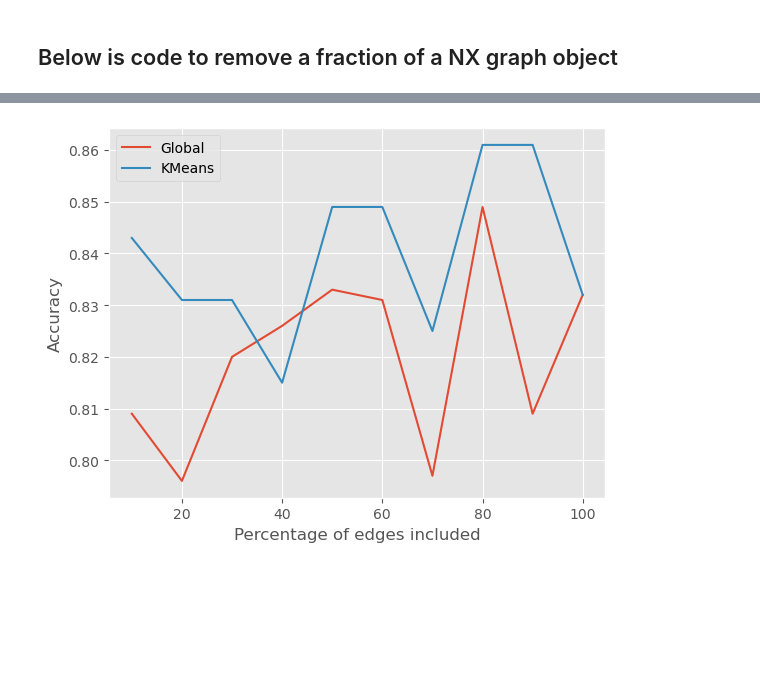
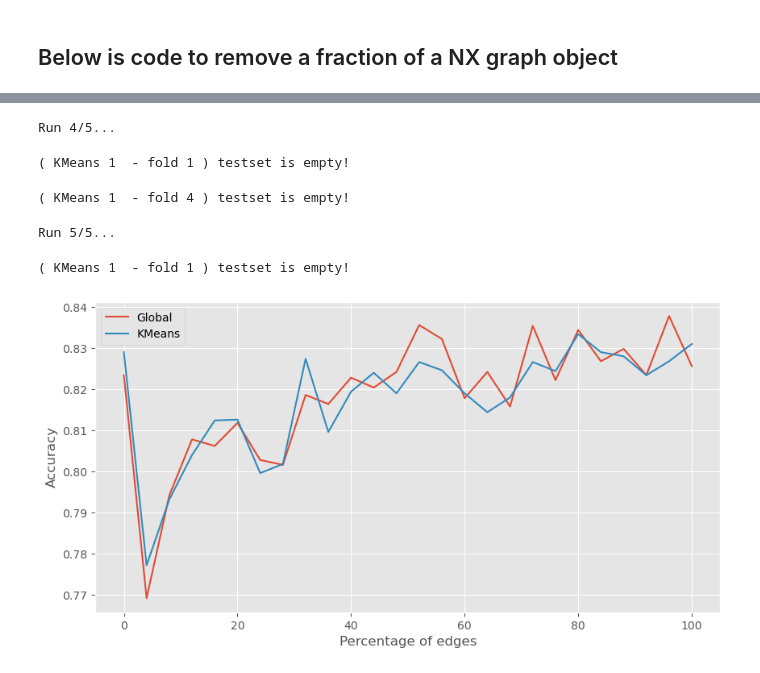
Before and after one commit to augustsemrau/02807_CompTools_Project, a Jupyter notebook: notebooks/explainer_FakeNewsNet.ipynb, the cells around one changed output, grey strips where cells are left out. Cells and saved outputs as stored; diff of their text form; code cells hidden in the pictures; blank space fills up the shorter version.

Commit message:
Simulated all edge percentages

```diff
--- a/notebooks/explainer_FakeNewsNet.ipynb
+++ b/notebooks/explainer_FakeNewsNet.ipynb
@@ -390,7 +390,7 @@ class BuzzFeedFeaturizer:
     def load_graph(self, graph_size_pct: int = None):
         # Load partial edgelist of network
         if graph_size_pct:
-            self.weighted_edgelist = pd.read_csv(self.datapath / f'BuzzFeed_graph_{str(graph_size_pct)}.csv')
+            self.weighted_edgelist = pd.read_csv(self.datapath / f'partial_graphs/BuzzFeed_graph_{str(graph_size_pct)}.csv')
         # Load edgelist of full network
         else:
             self.weighted_edgelist = pd.read_csv(self.datapath / 'BuzzFeed_full_graph_weighted_edgelist.csv')
@@ -1159,7 +1158,10 @@ def plot_node2vec_pca(g, ax, total_edges):
 # %%
 graph_attributes(G)
 
-q = rm_rand_edge(G, fraction=0.1, n=9)
+num_graphs = 25
+fraction = 0.04
+
+q = rm_rand_edge(G, fraction=fraction, n=num_graphs)
 print(f"There are {len(q)} Graph objects in the list.")
 # %% [output]
 Is the graph fully connected: True
@@ -1172,7 +1174,7 @@ for i, g in enumerate(q):
     # Get the edge attributes
     edge_attributes = nx.get_edge_attributes(g, 'weight')
 
-    pct = (10 - i) * 10
+    pct = 100 - (i * 4)
 
     # Extract the sources, targets, and weights
     sources = [edge[0] for edge in edge_attributes.keys()]
@@ -1181,38 +1183,56 @@ for i, g in enumerate(q):
 
     # Create the DataFrame
     df = pd.DataFrame({'source': sources, 'target': targets, 'weight': weights})
-    df.to_csv(f"../data/processed/FakeNewsNet/BuzzFeed_graph_{pct}.csv", index=False)
+    df.to_csv(f"../data/processed/FakeNewsNet/partial_graphs/BuzzFeed_graph_{pct}.csv", index=False)
 # %%
-global_accs = []
-KMeans_accs = []
+avg_global_accs = np.zeros((5, 26))
+avg_KMeans_accs = np.zeros((5, 26))
 
-for pct in tqdm(range(10, 110, 10)):
-    featurizer  = BuzzFeedFeaturizer(datapath=DATA_DIR / f'processed/FakeNewsNet', K=5, graph_size_pct=pct)
-    evaluator   = EvaluationModule(
-        featurizer=spectral_featurizer,
-        model=RandomForestClassifier(n_estimators=100, random_state=42),
-    )
+N = 5
 
-    # Run and predict
-    K_clusters = 4
-    evaluator.fit_predict(feature_mode='node2vec', modeling_approaches=['baseline', 'global', 'KMeans'], K_clusters=K_clusters)
+# Average the results over N runs
+for i in range(N):
 
-    with warnings.catch_warnings():
-        warnings.simplefilter("ignore", category=RuntimeWarning)
+    print(f"Run {i+1}/{N}...")
 
-        # Extract results from cross-validation
-        res_CV          = evaluator.get_performance(keep=['global', 'KMeans'], folds=[0, 1, 2, 3, 4])
+    global_accs = []
+    KMeans_accs = []
 
-        # Get latex results
-        res, mean, sem = evaluator.latex_results(res_CV)
+    for pct in range(0, 101, 4):
 
-    global_accs.append(float(res["global"]["accuracy"].split(" ")[0]))
-    KMeans_accs.append(float(res["KMeans"]["accuracy"].split(" ")[0]))
+        featurizer  = BuzzFeedFeaturizer(datapath=DATA_DIR / f'processed/FakeNewsNet', K=5, graph_size_pct=pct)
+        evaluator   = EvaluationModule(
+            featurizer=featurizer,
+            model=RandomForestClassifier(n_estimators=100, random_state=42),
+        )
+
+        # Run and predict
+        K_clusters = 2
+        evaluator.fit_predict(feature_mode='node2vec', modeling_approaches=['baseline', 'global', 'KMeans'], K_clusters=K_clusters)
+
+        with warnings.catch_warnings():
+            warnings.simplefilter("ignore", category=RuntimeWarning)
+
+            # Extract results from cross-validation
+            res_CV          = evaluator.get_performance(keep=['global', 'KMeans'], folds=[0, 1, 2, 3, 4])
+
+            # Get latex results
+            res, mean, sem = evaluator.latex_results(res_CV)
+
+        global_accs.append(float(res["global"]["accuracy"].split(" ")[0]))
+        KMeans_accs.append(float(res["KMeans"]["accuracy"].split(" ")[0]))
+
+    avg_global_accs[i] = np.array(global_accs)
+    avg_KMeans_accs[i] = np.array(KMeans_accs)
+
+global_accs = np.mean(avg_global_accs, axis=0)
+KMeans_accs = np.mean(avg_KMeans_accs, axis=0)
 
 # Plot results
-plt.plot(range(10, 110, 10), global_accs, label="Global")
-plt.plot(range(10, 110, 10), KMeans_accs, label="KMeans")
-plt.xlabel("Percentage of edges included")
+plt.figure(figsize=(10, 5))
+plt.plot(range(0, 101, 4), global_accs, label="Global")
+plt.plot(range(0, 101, 4), KMeans_accs, label="KMeans")
+plt.xlabel("Percentage of edges")
 plt.ylabel("Accuracy")
 plt.legend()
 plt.show()
@@ -1223 +1247,6 @@ plt.show()
+Run 4/5...
+( KMeans 1  - fold 1 ) testset is empty!
+( KMeans 1  - fold 4 ) testset is empty!
+Run 5/5...
+( KMeans 1  - fold 1 ) testset is empty!
-[figure, old version]
+[figure, new version]
```
Also changed, not shown: parts of 6 cells of this notebook, 1 other file.
